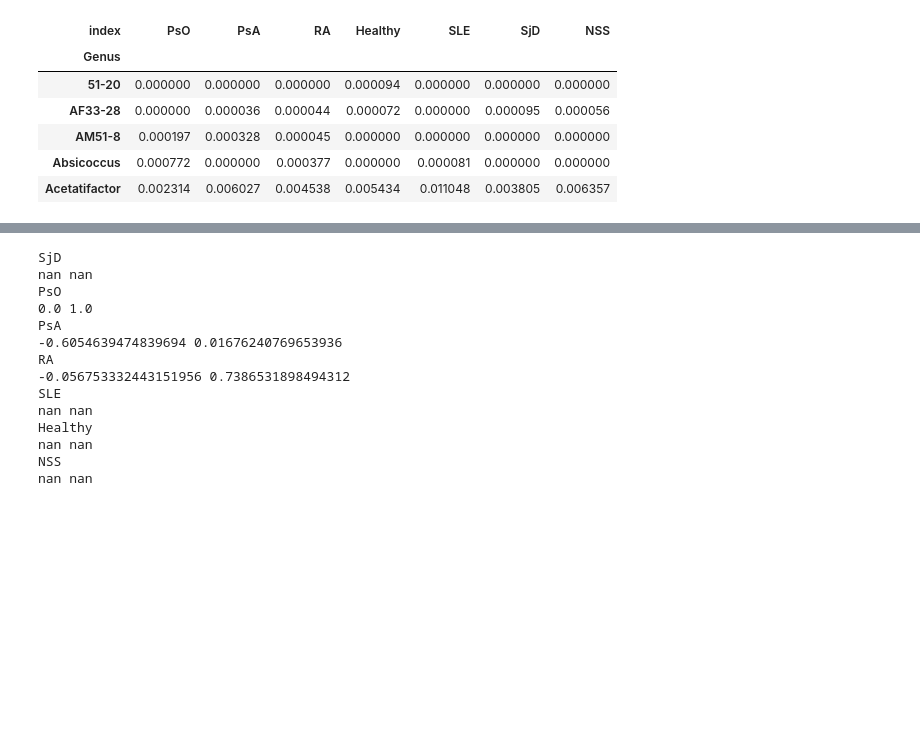
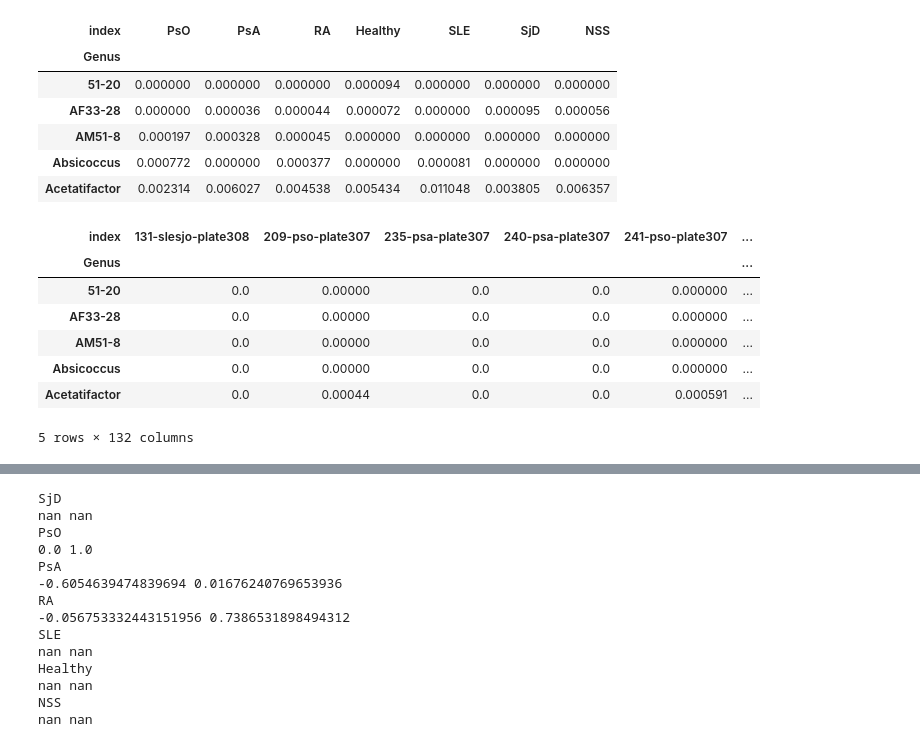
Before and after one commit to kbpi314/ampaim, a Jupyter notebook: code/AMPAIM_v10.ipynb, the cells around one changed output, grey strips where cells are left out. Drawn from its saved outputs; the diff is of its cells as text; code cells hidden in the pictures; blank space fills up the shorter version.

```diff
--- a/code/AMPAIM_v10.ipynb
+++ b/code/AMPAIM_v10.ipynb
@@ -658,7 +724,7 @@ df_meta_XvH.head()
 # unnormalized OTU table level-6 also has metadata in it! nice
 # from taxa_bar_plot.qzv
 L_to_otu = {}
-levels = [6,7]
+levels = [3,6,7]
 L_to_spec_otu = {}
 # build dict of otu tables
 for l in levels:
@@ -689,11 +755,13 @@ for l in levels:
     # d__Bacteria;p__Firmicutes_A;c__Clostridia_258483;o__Lachnospirales;f__Anaerotignaceae;g__Anaerotignum_189125
     # d__Bacteria;p__Bacteroidota;c__Bacteroidia;o__Bacteroidales;f__Bacteroidaceae;g__Prevotella;s__Prevotella copri
     taxa = {}
+    taxa['L3'] = []
     taxa['L6'] = ['d__Bacteria;p__Firmicutes_C;c__Negativicutes;o__Acidaminococcales;f__Acidaminococcaceae;g__Phascolarctobacterium_A',
                   'd__Bacteria;p__Firmicutes_A;c__Clostridia_258483;o__Lachnospirales;f__Anaerotignaceae;g__Anaerotignum_189125',
                   'd__Bacteria;p__Bacteroidota;c__Bacteroidia;o__Bacteroidales;f__Coprobacteraceae;g__Coprobacter']
     taxa['L7'] = ['d__Bacteria;p__Bacteroidota;c__Bacteroidia;o__Bacteroidales;f__Bacteroidaceae;g__Prevotella;s__Prevotella copri']
     renamed = {}
+    renamed['L3'] = []
     renamed['L6'] = ['Phascolarctobacterium_A', 'Anaerotignum_189125', 'Coprobacter']
     renamed['L7'] = ['Prevotella_copri']
 
@@ -1803,6 +1871,42 @@ df_q2R.head()
 | AM51-8 | 0.000197 | 0.000328 | 0.000045 | 0.000000 | 0.000000 | 0.000000 | 0.000000 |
 | Absicoccus | 0.000772 | 0.000000 | 0.000377 | 0.000000 | 0.000081 | 0.000000 | 0.000000 |
 | Acetatifactor | 0.002314 | 0.006027 | 0.004538 | 0.005434 | 0.011048 | 0.003805 | 0.006357 |
+# %%
+# q2R for stacked barplot per sample per genus and phylum
+# import mapping file
+df_map = rename_df(df_meta, 'Diagnosis')
+
+for l in ['L3', 'L6']:
+    # import taxa table
+    df_taxa = pd.read_csv(path + 'inputs/Q2_MSQ138_141_noctrl_noeiser_nocd_correct/otu_table_' + l + '.csv', index_col=0)
+
+    # create copy for export to R
+    # transpose so it is untidy
+    df_q2R = df_taxa.copy().T
+
+    if l == 'L6':
+        df_q2R.index.name = 'Genus'
+        df_q2R.index = df_q2R.index.map(lambda x: x.split(';g__')[-1])
+    if l == 'L3':
+        df_q2R.index.name = 'Phylum'
+        df_q2R.index = df_q2R.index.map(lambda x: x.split(';p__')[-1].split(';c__')[0])
+
+    # relabel empty as Unclassified and combine
+    df_q2R.index = df_q2R.index.map(lambda x: 'Unclassified' if x == '' else x)
+    df_q2R = df_q2R.groupby(df_q2R.index).sum()
+
+    # export to tsv
+    df_q2R.to_csv(path + 'outputs/jobs27/df_q2R_' + l + '.tsv', sep='\t')
+df_q2R.head()
+# %% [output]
+| index | 131-slesjo-plate308 | 209-pso-plate307 | 235-psa-plate307 | 240-psa-plate307 | 241-pso-plate307 | ... |
+| Genus |  |  |  |  |  | ... |
+| 51-20 | 0.0 | 0.00000 | 0.0 | 0.0 | 0.000000 | ... |
+| AF33-28 | 0.0 | 0.00000 | 0.0 | 0.0 | 0.000000 | ... |
+| AM51-8 | 0.0 | 0.00000 | 0.0 | 0.0 | 0.000000 | ... |
+| Absicoccus | 0.0 | 0.00000 | 0.0 | 0.0 | 0.000000 | ... |
+| Acetatifactor | 0.0 | 0.00044 | 0.0 | 0.0 | 0.000591 | ... |
+5 rows × 132 columns
 # %%
 # split taxa table L6 for healthy and disease
 # read in df
```
Also changed, not shown: parts of 6 cells of this notebook, 17 other files.
